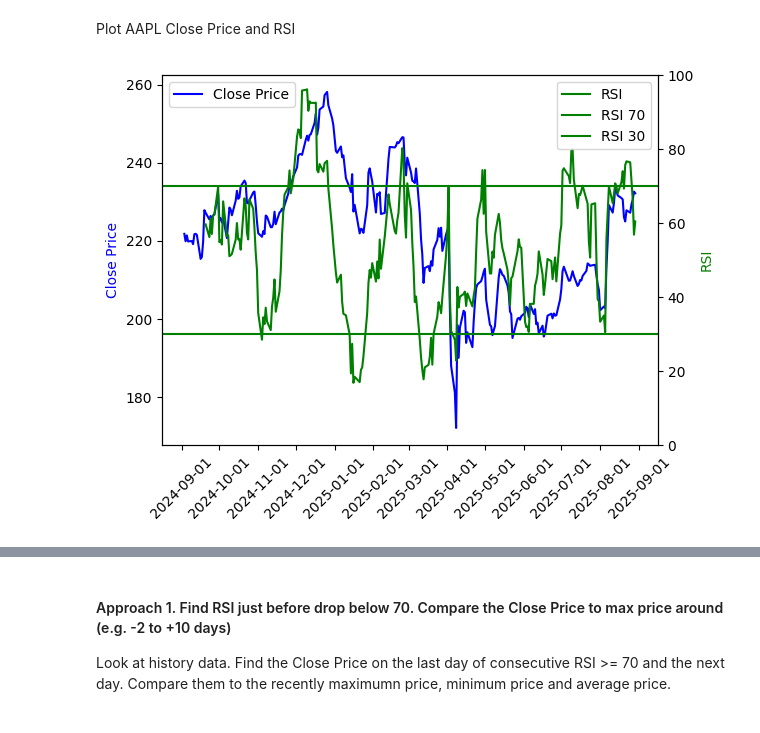
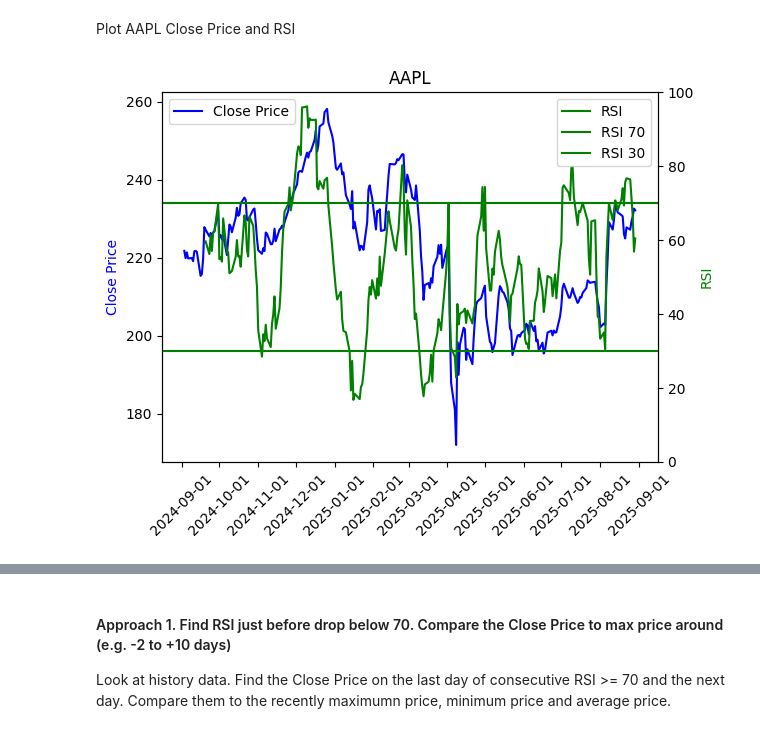
Before and after one commit to thyung/stock_price_vs_rsi, a Jupyter notebook: price_vs_rsi.ipynb, the cells around one changed output, grey strips where cells are left out. Drawn from its saved outputs; the diff is of its cells as text; code cells hidden in the pictures.

```diff
--- a/price_vs_rsi.ipynb
+++ b/price_vs_rsi.ipynb
@@ -57,19 +59,20 @@ Plot AAPL Close Price and RSI
 df_aapl = prepare_df('AAPL')
 # %%
 fig, ax1 = plt.subplots()
+plt.title('AAPL')
 ax1.plot(df_aapl.index, df_aapl['Close'], label='Close Price', color='blue')
 ax1.xaxis.set_major_locator(mdates.MonthLocator(interval=1))
 ax1.xaxis.set_major_formatter(mdates.DateFormatter('%Y-%m-%d'))
 plt.xticks(rotation=45)
 ax1.set_ylabel('Close Price', color='blue')
 ax1.legend(loc='upper left')
 ax2 = ax1.twinx()
 ax2.plot(df_aapl.index, df_aapl['RSI'], label='RSI', color='g')
 ax2.set_ylabel('RSI', color='g')
 ax2.axhline(y=70, color='g', linestyle='-', label='RSI 70')
 ax2.axhline(y=30, color='g', linestyle='-', label='RSI 30')
 ax2.set_ylim(0, 100)
 ax2.legend(loc='upper right')
 plt.show()
 # %% [output]
-[figure, old version]
+[figure, new version]
```
Also changed, not shown: parts of 18 cells of this notebook.
